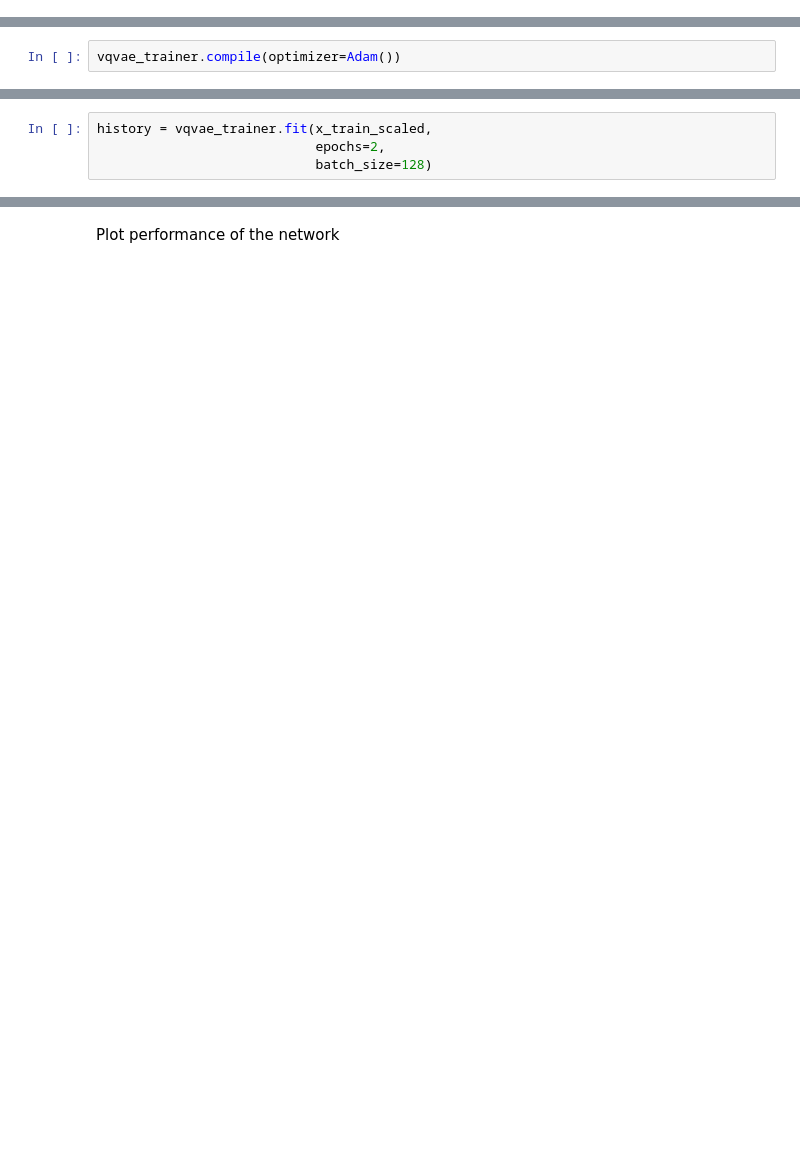
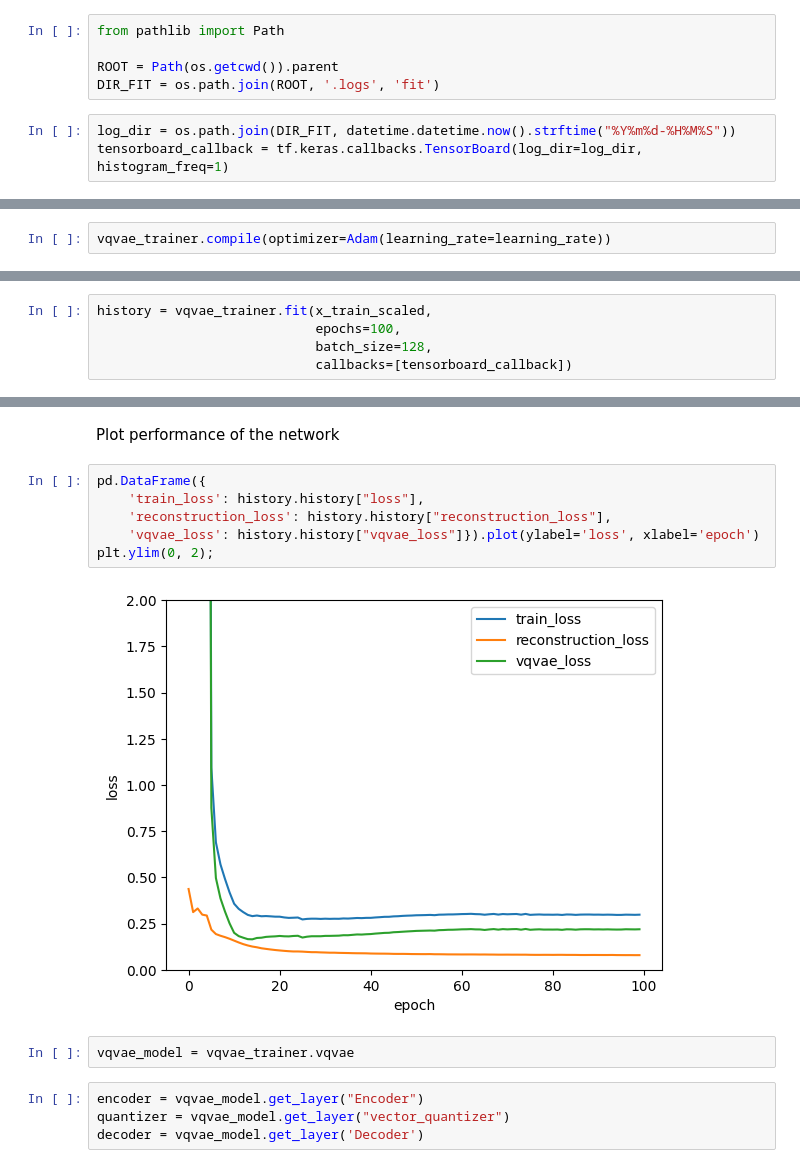
Before and after one commit to ciCciC/ImageCompressorProject, a Jupyter notebook: notebooks/vqvae_trainer_resblock.ipynb, the cells around one changed output, grey strips where cells are left out. Drawn from its saved outputs; the diff is of its cells as text; blank space fills up the shorter version.

```diff
--- a/notebooks/vqvae_trainer_resblock.ipynb
+++ b/notebooks/vqvae_trainer_resblock.ipynb
@@ -296,3 +297,11 @@ Non-trainable params: 0
 _________________________________________________________________
 # %% [markdown]
 Compile the network
+# %%
+from pathlib import Path
+
+ROOT = Path(os.getcwd()).parent
+DIR_FIT = os.path.join(ROOT, '.logs', 'fit')
+# %%
+log_dir = os.path.join(DIR_FIT, datetime.datetime.now().strftime("%Y%m%d-%H%M%S"))
+tensorboard_callback = tf.keras.callbacks.TensorBoard(log_dir=log_dir, histogram_freq=1)
@@ -299,9 +313,10 @@ Compile the network
 # %%
-vqvae_trainer.compile(optimizer=Adam())
+vqvae_trainer.compile(optimizer=Adam(learning_rate=learning_rate))
 # %% [markdown]
 Train the network
 # %%
 history = vqvae_trainer.fit(x_train_scaled,
-                            epochs=2,
-                            batch_size=128)
+                            epochs=100,
+                            batch_size=128,
+                            callbacks=[tensorboard_callback])
 # %% [output]
@@ -313,2 +340,16 @@ Epoch 2/2
 # %% [markdown]
 Plot performance of the network
+# %%
+pd.DataFrame({
+    'train_loss': history.history["loss"],
+    'reconstruction_loss': history.history["reconstruction_loss"],
+    'vqvae_loss': history.history["vqvae_loss"]}).plot(ylabel='loss', xlabel='epoch')
+plt.ylim(0, 2);
+# %% [output]
+[figure, added]
+# %%
+vqvae_model = vqvae_trainer.vqvae
+# %%
+encoder = vqvae_model.get_layer("Encoder")
+quantizer = vqvae_model.get_layer("vector_quantizer")
+decoder = vqvae_model.get_layer('Decoder')
```
Also changed, not shown: parts of 29 cells of this notebook, 2 other files.
